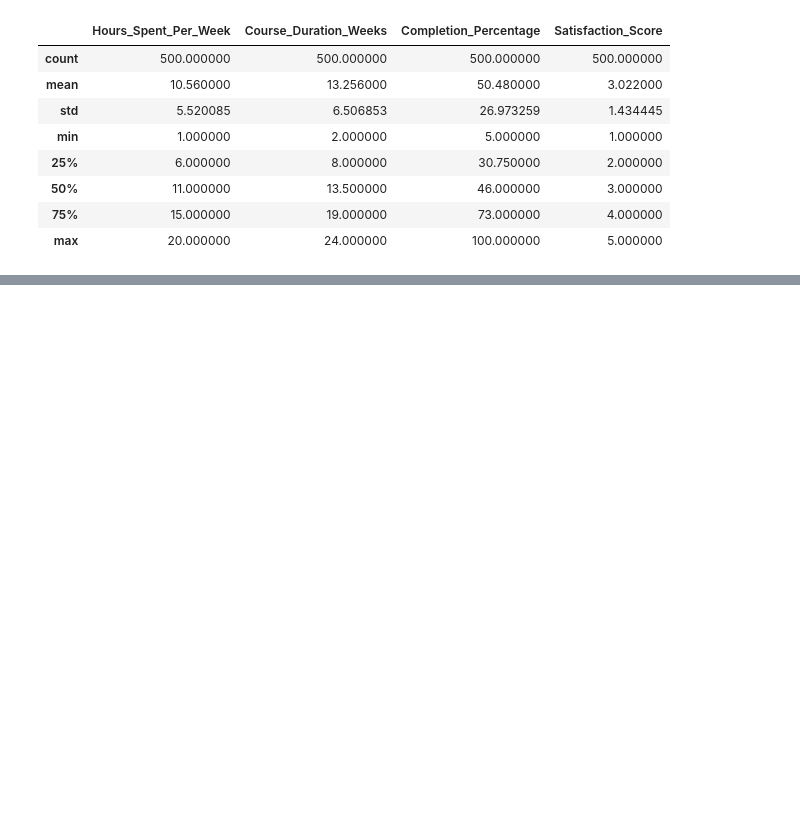
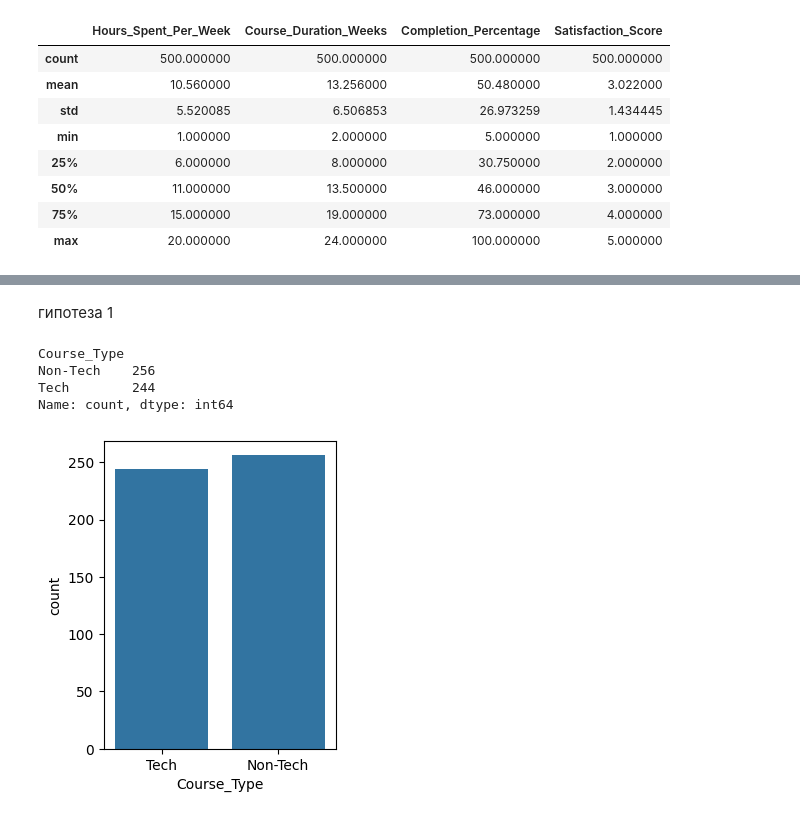
Before and after one commit to coretlwww/analysis_OnlineLearning, a Jupyter notebook: main_notebook.ipynb, the cells around one changed output, grey strips where cells are left out. Drawn from its saved outputs; the diff is of its cells as text; code cells hidden in the pictures; blank space fills up the shorter version.

```diff
--- a/main_notebook.ipynb
+++ b/main_notebook.ipynb
@@ -79,0 +102,13 @@ data.describe()
+# %% [markdown]
+гипотеза 1
+# %%
+plt.figure(figsize=(3,4))
+sns.countplot(data=data, x='Course_Type')
+
+data['Course_Type'].value_counts()
+# %% [output]
+Course_Type
+Non-Tech    256
+Tech        244
+Name: count, dtype: int64
+[figure, added]
```
Also changed, not shown: parts of 21 cells of this notebook.
